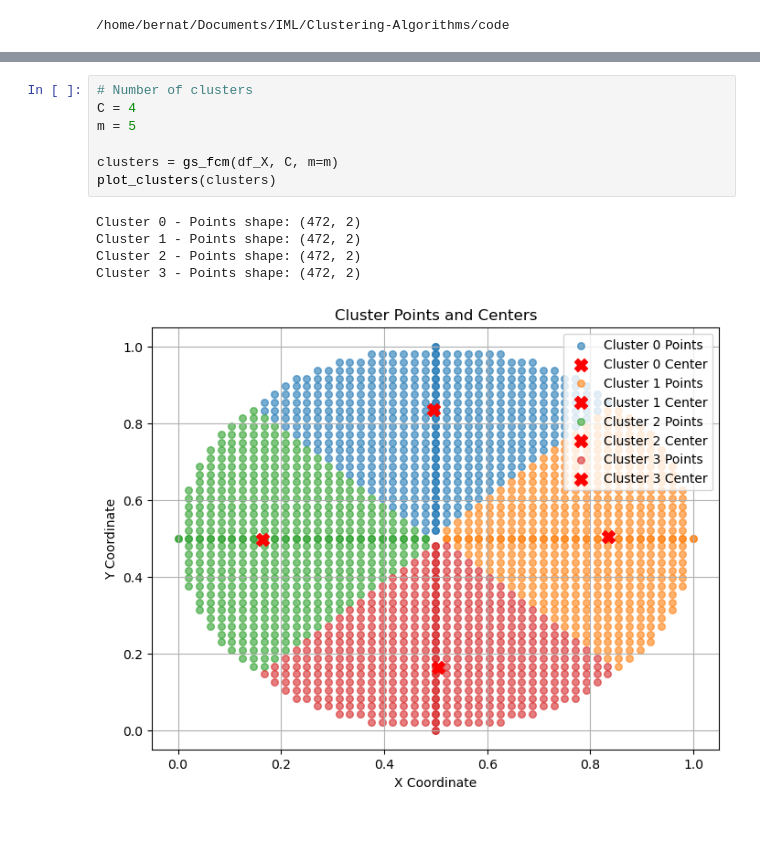
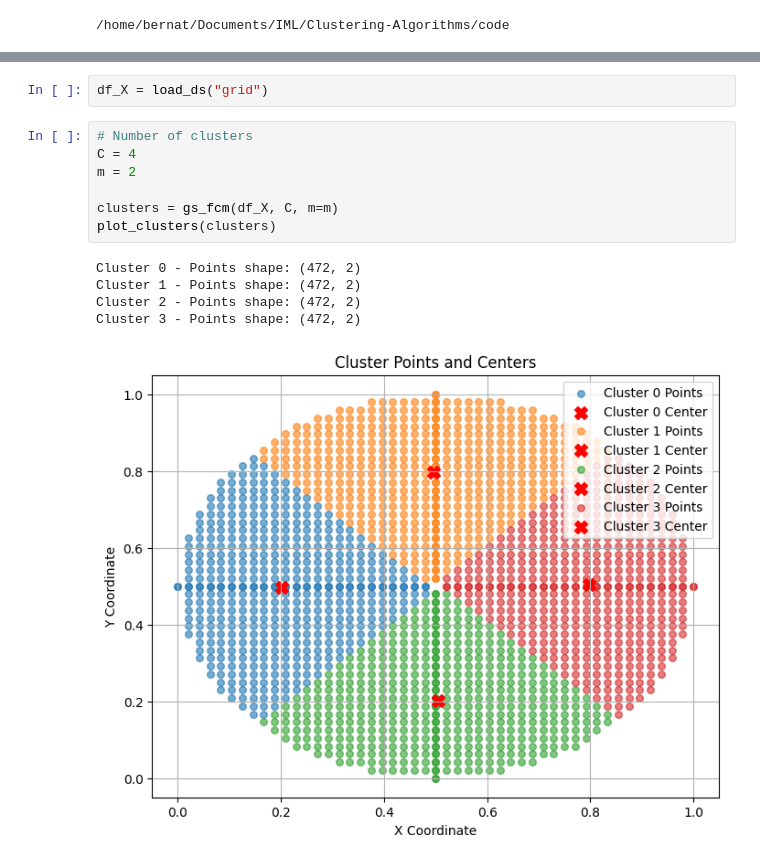
Before and after one commit to Bernat-C/Clustering-Analysis, a Jupyter notebook: testing_bernat.ipynb, the cells around one changed output, grey strips where cells are left out. Cells and saved outputs as stored; diff of their text form; blank space fills up the shorter version.

```diff
--- a/testing_bernat.ipynb
+++ b/testing_bernat.ipynb
@@ -18,13 +53,15 @@ df_X, df_y = preprocess_vowel()
+# %%
+df_X = load_ds("grid")
 # %%
 # Number of clusters
 C = 4
-m = 5
+m = 2
 
 clusters = gs_fcm(df_X, C, m=m)
 plot_clusters(clusters)
 # %% [output]
 Cluster 0 - Points shape: (472, 2)
 Cluster 1 - Points shape: (472, 2)
 Cluster 2 - Points shape: (472, 2)
 Cluster 3 - Points shape: (472, 2)
-[figure, old version]
+[figure, new version]
```
Also changed, not shown: parts of 3 cells of this notebook, 2 other files.
